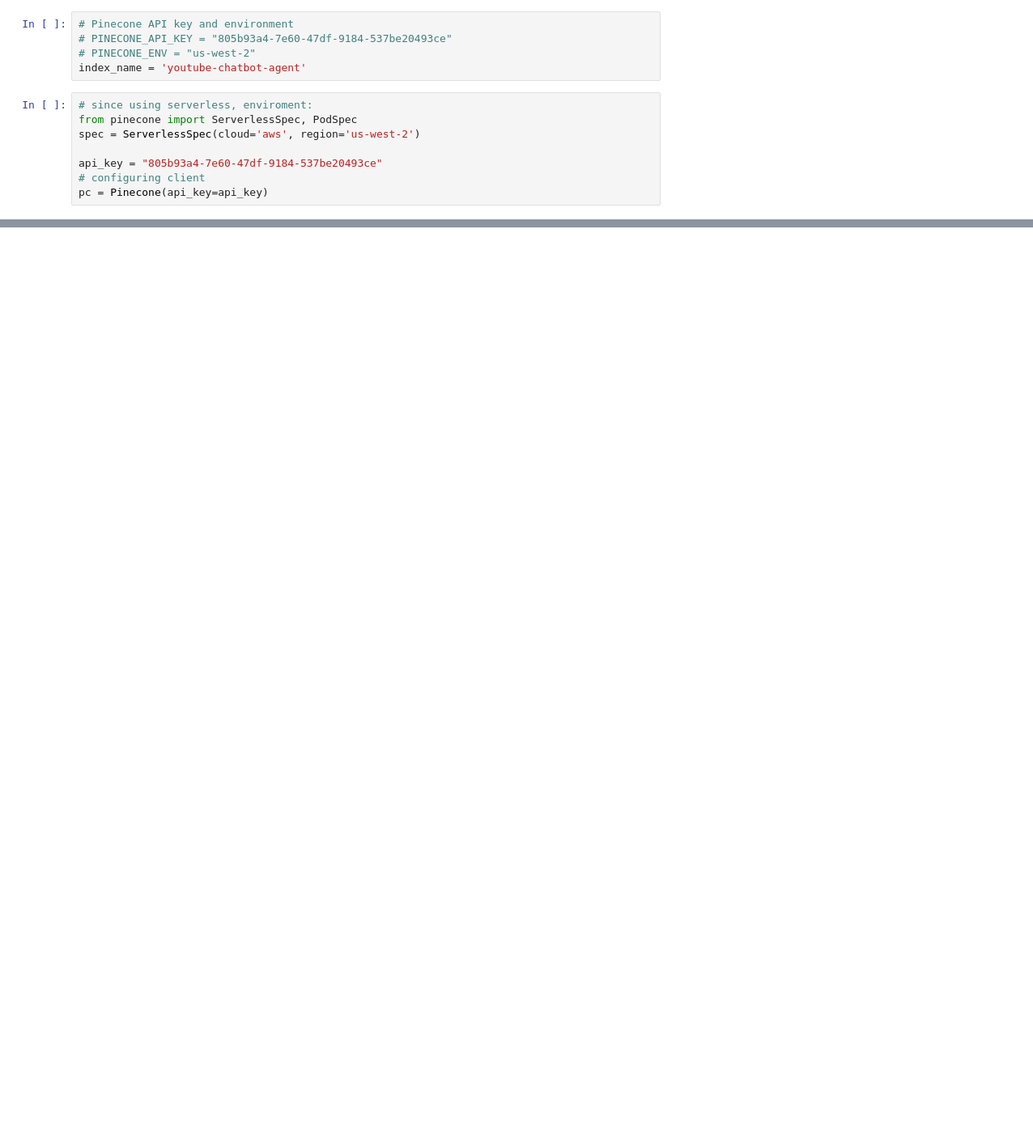
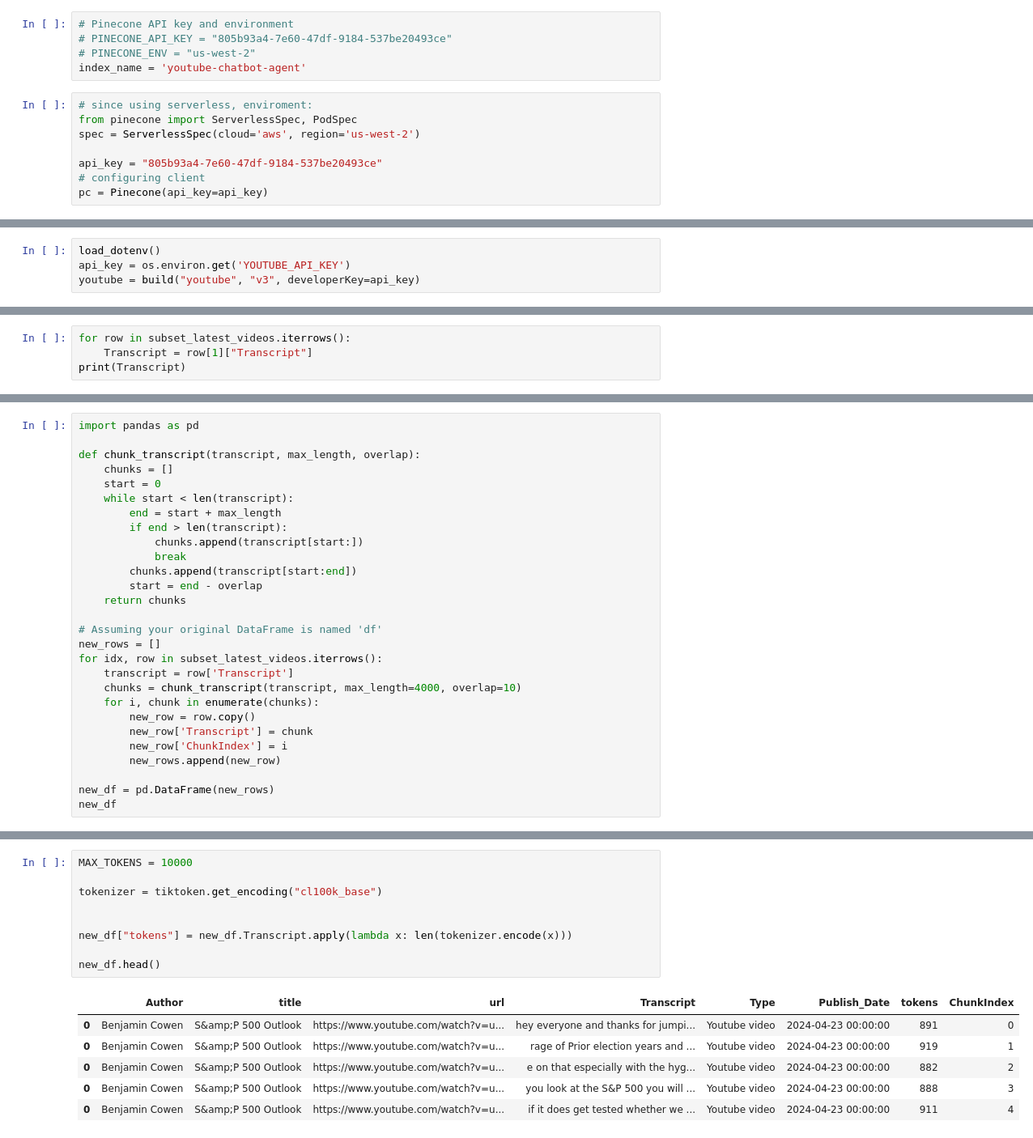
Before and after one commit to BilalNaseem1/rag_project, a Jupyter notebook: data/youtube_raw/channel_data.ipynb, the cells around one changed output, grey strips where cells are left out. Shown at 81% size. Saved outputs shown, nothing was run; the diff lists cells and outputs as text; blank space fills up the shorter version.

Commit message:
raw transcripts

```diff
--- a/data/youtube_raw/channel_data.ipynb
+++ b/data/youtube_raw/channel_data.ipynb
@@ -177,0 +117,4 @@ RateLimitError: Error code: 429 - {'error': {'message': 'You exceeded your curre
+# %%
+load_dotenv()
+api_key = os.environ.get('YOUTUBE_API_KEY')
+youtube = build("youtube", "v3", developerKey=api_key)
@@ -177,0 +324,4 @@ RateLimitError: Error code: 429 - {'error': {'message': 'You exceeded your curre
+# %%
+for row in subset_latest_videos.iterrows():
+    Transcript = row[1]["Transcript"]
+print(Transcript)
@@ -177,0 +331,28 @@ RateLimitError: Error code: 429 - {'error': {'message': 'You exceeded your curre
+# %%
+import pandas as pd
+
+def chunk_transcript(transcript, max_length, overlap):
+    chunks = []
+    start = 0
+    while start < len(transcript):
+        end = start + max_length
+        if end > len(transcript):
+            chunks.append(transcript[start:])
+            break
+        chunks.append(transcript[start:end])
+        start = end - overlap
+    return chunks
+
+# Assuming your original DataFrame is named 'df'
+new_rows = []
+for idx, row in subset_latest_videos.iterrows():
+    transcript = row['Transcript']
+    chunks = chunk_transcript(transcript, max_length=4000, overlap=10)
+    for i, chunk in enumerate(chunks):
+        new_row = row.copy()
+        new_row['Transcript'] = chunk
+        new_row['ChunkIndex'] = i
+        new_rows.append(new_row)
+
+new_df = pd.DataFrame(new_rows)
+new_df
@@ -177,0 +377,16 @@ RateLimitError: Error code: 429 - {'error': {'message': 'You exceeded your curre
+# %%
+MAX_TOKENS = 10000
+
+tokenizer = tiktoken.get_encoding("cl100k_base")
+
+
+new_df["tokens"] = new_df.Transcript.apply(lambda x: len(tokenizer.encode(x)))
+
+new_df.head()
+# %% [output]
+|  | Author | title | url | Transcript | Type | Publish_Date | tokens | ChunkIndex |
+| 0 | Benjamin Cowen | S&amp;P 500 Outlook | https://www.youtube.com/watch?v=u... | hey everyone and thanks for jumpi... | Youtube video | 2024-04-23 00:00:00 | 891 | 0 |
+| 0 | Benjamin Cowen | S&amp;P 500 Outlook | https://www.youtube.com/watch?v=u... | rage of Prior election years and ... | Youtube video | 2024-04-23 00:00:00 | 919 | 1 |
+| 0 | Benjamin Cowen | S&amp;P 500 Outlook | https://www.youtube.com/watch?v=u... | e on that especially with the hyg... | Youtube video | 2024-04-23 00:00:00 | 882 | 2 |
+| 0 | Benjamin Cowen | S&amp;P 500 Outlook | https://www.youtube.com/watch?v=u... | you look at the S&P 500 you will ... | Youtube video | 2024-04-23 00:00:00 | 888 | 3 |
+| 0 | Benjamin Cowen | S&amp;P 500 Outlook | https://www.youtube.com/watch?v=u... | if it does get tested whether we ... | Youtube video | 2024-04-23 00:00:00 | 911 | 4 |
```
Also changed, not shown: parts of 28 cells of this notebook, 3 other files.
